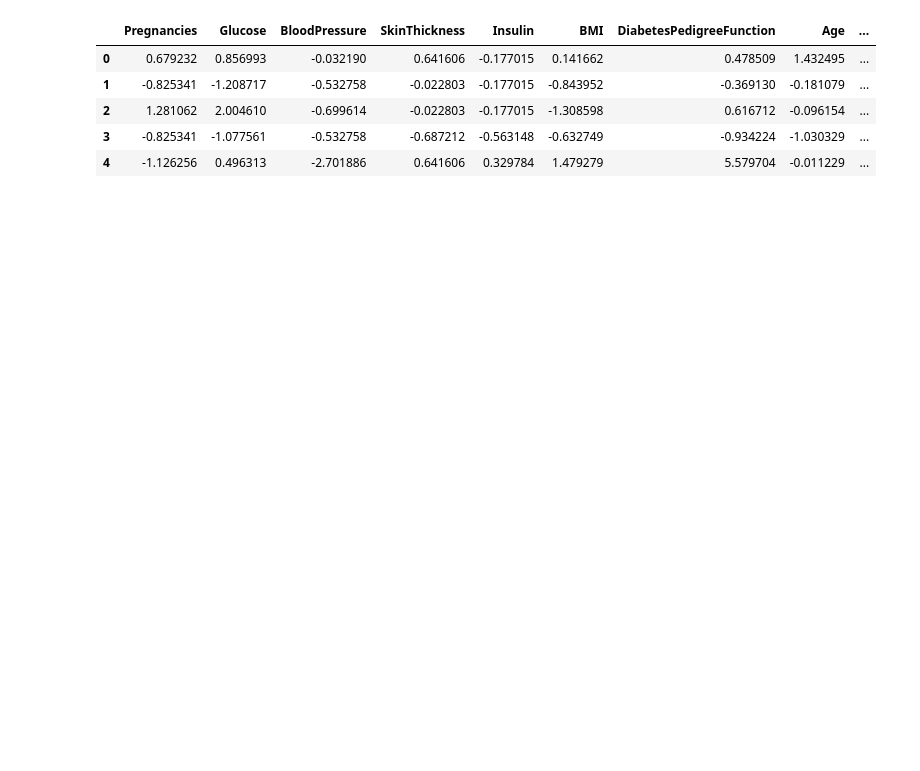
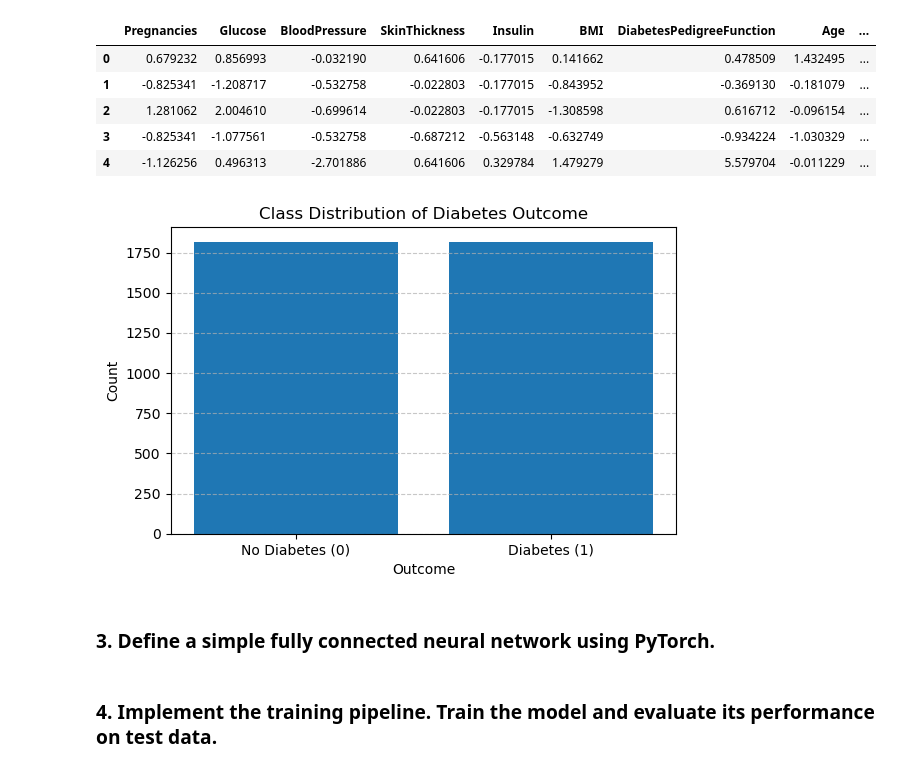
Before and after one commit to thongduong1990/SIT744-Deeplearning, a Jupyter notebook: assignment_1/223593948_SIT744_assignment1_solution.ipynb, the cells around one changed output. Saved outputs shown, nothing was run; the diff lists cells and outputs as text; code cells hidden in the pictures; blank space fills up the shorter version.

```diff
--- a/assignment_1/223593948_SIT744_assignment1_solution.ipynb
+++ b/assignment_1/223593948_SIT744_assignment1_solution.ipynb
@@ -123,28 +126,30 @@ datasetCsv.head()
 
 - Separate features and labels
 # %%
-# Load the dataset again
+# drop id column because it can't be a feature to train
 datasetCsv.drop(columns=["Id"], axis= 1, inplace=True)
-
-# Safely replace zeros with NaN in specified columns using a loop and numpy
-
+#replace zeros with NaN
 fields_with_invalid_zeros = ['Glucose', 'BloodPressure', 'SkinThickness', 'Insulin', 'BMI']
 for col in fields_with_invalid_zeros:
     datasetCsv[col] = datasetCsv[col].apply(lambda x: np.nan if x == 0 else x)
 
-# Impute missing values using median
+#impute values
 imputer = SimpleImputer(strategy='median')
 df_imputed = pd.DataFrame(imputer.fit_transform(datasetCsv), columns=datasetCsv.columns)
 
-# Normalize feature columns (excluding the target)
+#normalize feature columns (excluding the target)
 X = df_imputed.drop(columns=['Outcome'])
 y = df_imputed['Outcome']
 scaler = StandardScaler()
 X_scaled = pd.DataFrame(scaler.fit_transform(X), columns=X.columns)
 
-# Combine features and label into one DataFrame
-preprocessed_df = X_scaled.copy()
-preprocessed_df['Outcome'] = y
+#use SMOTE to balance data
+smote = SMOTE(random_state=42)
+X_resampled, y_resampled = smote.fit_resample(X_scaled, y)
+#combine features and label into one DataFrame
+
+preprocessed_df = X_resampled.copy()
+preprocessed_df['Outcome'] = y_resampled
 
 preprocessed_df.head()
 # %% [output]
@@ -154,3 +159,23 @@ preprocessed_df.head()
 | 2 | 1.281062 | 2.004610 | -0.699614 | -0.022803 | -0.177015 | -1.308598 | 0.616712 | -0.096154 | ... |
 | 3 | -0.825341 | -1.077561 | -0.532758 | -0.687212 | -0.563148 | -0.632749 | -0.934224 | -1.030329 | ... |
 | 4 | -1.126256 | 0.496313 | -2.701886 | 0.641606 | 0.329784 | 1.479279 | 5.579704 | -0.011229 | ... |
+# %%
+import matplotlib.pyplot as plt
+
+
+# Plot bar chart for class distribution
+outcome_counts = preprocessed_df['Outcome'].value_counts().sort_index()
+
+plt.figure(figsize=(6, 4))
+plt.bar(outcome_counts.index.astype(str), outcome_counts.values)
+plt.title('Class Distribution of Diabetes Outcome')
+plt.xlabel('Outcome')
+plt.ylabel('Count')
+plt.xticks([0, 1], ['No Diabetes (0)', 'Diabetes (1)'])
+plt.grid(axis='y', linestyle='--', alpha=0.7)
+plt.tight_layout()
+plt.show()
+# %% [output]
+[figure, added]
+# %% [markdown]
+### 3. Define a simple fully connected neural network using PyTorch.
@@ -157 +197,3 @@ preprocessed_df.head()
+# %% [markdown]
+### 4. Implement the training pipeline. Train the model and evaluate its performance on test data.
 # %%
```
Also changed, not shown: parts of 11 cells of this notebook, 10 other files.
